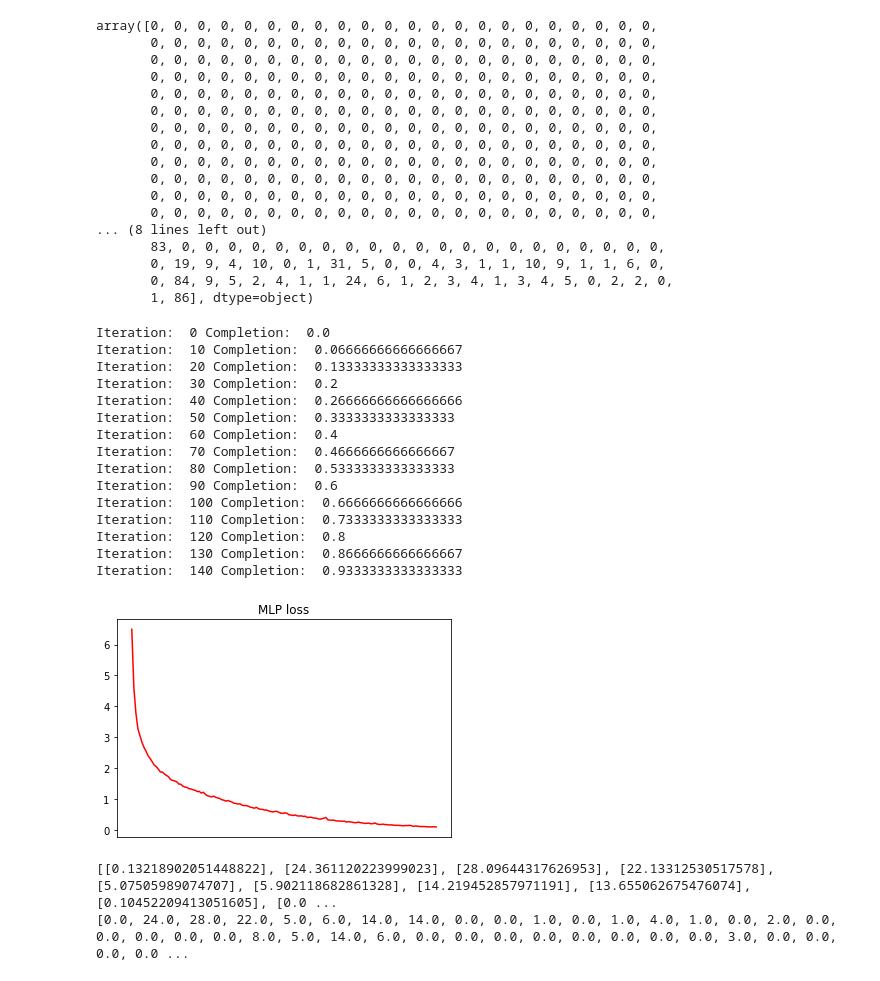
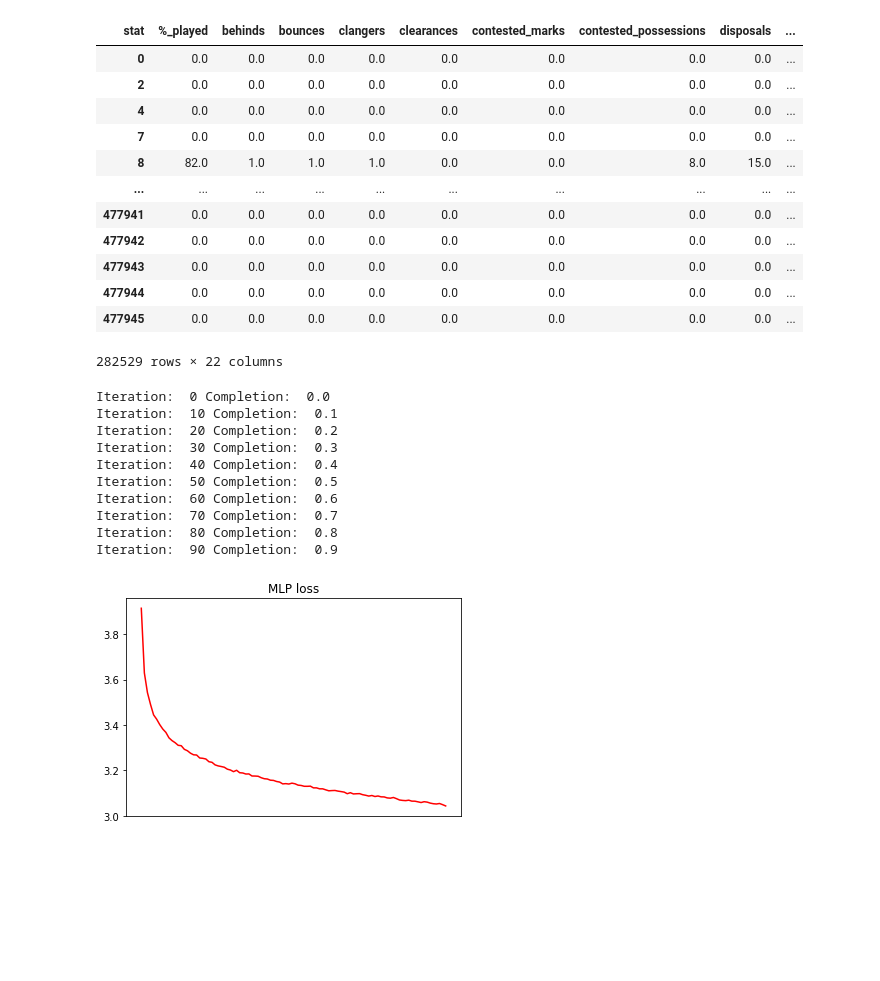
Before and after one commit to HarryGoodman/GoodmanDennisML, a Jupyter notebook: AFL/Brownlow Prediction/MLP_Brownlow.ipynb, the cells around one changed output. Drawn from its saved outputs; the diff is of its cells as text; code cells hidden in the pictures; blank space fills up the shorter version.

```diff
--- a/AFL/Brownlow Prediction/MLP_Brownlow.ipynb
+++ b/AFL/Brownlow Prediction/MLP_Brownlow.ipynb
@@ -73,21 +123,17 @@ for df in tqdm(g1):
 # %%
-X[0]
+X
 # %% [output]
+| stat | %_played | behinds | bounces | clangers | clearances | contested_marks | contested_possessions | disposals | ... |
+| 0 | 0.0 | 0.0 | 0.0 | 0.0 | 0.0 | 0.0 | 0.0 | 0.0 | ... |
+| 2 | 0.0 | 0.0 | 0.0 | 0.0 | 0.0 | 0.0 | 0.0 | 0.0 | ... |
+| 4 | 0.0 | 0.0 | 0.0 | 0.0 | 0.0 | 0.0 | 0.0 | 0.0 | ... |
+| 7 | 0.0 | 0.0 | 0.0 | 0.0 | 0.0 | 0.0 | 0.0 | 0.0 | ... |
+| 8 | 82.0 | 1.0 | 1.0 | 1.0 | 0.0 | 0.0 | 8.0 | 15.0 | ... |
+| ... | ... | ... | ... | ... | ... | ... | ... | ... | ... |
+| 477941 | 0.0 | 0.0 | 0.0 | 0.0 | 0.0 | 0.0 | 0.0 | 0.0 | ... |
+| 477942 | 0.0 | 0.0 | 0.0 | 0.0 | 0.0 | 0.0 | 0.0 | 0.0 | ... |
+| 477943 | 0.0 | 0.0 | 0.0 | 0.0 | 0.0 | 0.0 | 0.0 | 0.0 | ... |
+| 477944 | 0.0 | 0.0 | 0.0 | 0.0 | 0.0 | 0.0 | 0.0 | 0.0 | ... |
+| 477945 | 0.0 | 0.0 | 0.0 | 0.0 | 0.0 | 0.0 | 0.0 | 0.0 | ... |
-array([0, 0, 0, 0, 0, 0, 0, 0, 0, 0, 0, 0, 0, 0, 0, 0, 0, 0, 0, 0, 0, 0,
-       0, 0, 0, 0, 0, 0, 0, 0, 0, 0, 0, 0, 0, 0, 0, 0, 0, 0, 0, 0, 0, 0,
-       0, 0, 0, 0, 0, 0, 0, 0, 0, 0, 0, 0, 0, 0, 0, 0, 0, 0, 0, 0, 0, 0,
-       0, 0, 0, 0, 0, 0, 0, 0, 0, 0, 0, 0, 0, 0, 0, 0, 0, 0, 0, 0, 0, 0,
-       0, 0, 0, 0, 0, 0, 0, 0, 0, 0, 0, 0, 0, 0, 0, 0, 0, 0, 0, 0, 0, 0,
-       0, 0, 0, 0, 0, 0, 0, 0, 0, 0, 0, 0, 0, 0, 0, 0, 0, 0, 0, 0, 0, 0,
-       0, 0, 0, 0, 0, 0, 0, 0, 0, 0, 0, 0, 0, 0, 0, 0, 0, 0, 0, 0, 0, 0,
-       0, 0, 0, 0, 0, 0, 0, 0, 0, 0, 0, 0, 0, 0, 0, 0, 0, 0, 0, 0, 0, 0,
-       0, 0, 0, 0, 0, 0, 0, 0, 0, 0, 0, 0, 0, 0, 0, 0, 0, 0, 0, 0, 0, 0,
-       0, 0, 0, 0, 0, 0, 0, 0, 0, 0, 0, 0, 0, 0, 0, 0, 0, 0, 0, 0, 0, 0,
-       0, 0, 0, 0, 0, 0, 0, 0, 0, 0, 0, 0, 0, 0, 0, 0, 0, 0, 0, 0, 0, 0,
-       0, 0, 0, 0, 0, 0, 0, 0, 0, 0, 0, 0, 0, 0, 0, 0, 0, 0, 0, 0, 0, 0,
-... (8 lines left out)
-       83, 0, 0, 0, 0, 0, 0, 0, 0, 0, 0, 0, 0, 0, 0, 0, 0, 0, 0, 0, 0, 0,
-       0, 19, 9, 4, 10, 0, 1, 31, 5, 0, 0, 4, 3, 1, 1, 10, 9, 1, 1, 6, 0,
-       0, 84, 9, 5, 2, 4, 1, 1, 24, 6, 1, 2, 3, 4, 1, 3, 4, 5, 0, 2, 2, 0,
-       1, 86], dtype=object)
+282529 rows × 22 columns
 # %%
@@ -121,12 +167,13 @@ MLP_loss = []
 def train(X = X,
           Y = Y,
           loss_function=nn.MSELoss(),
-          epoch_num = 150,
+          epoch_num = 100,
           batch_size= 100,
           lr=0.0001,):
 
 
   network = Net()
+  network.train()
 
   data_tuple = [[X[i], Y[i]] for i in range(len(X))] #accuracy
 
@@ -166,17 +213,12 @@ def train(X = X,
 network = train()
 # %% [output]
 Iteration:  0 Completion:  0.0
-Iteration:  10 Completion:  0.06666666666666667
-Iteration:  20 Completion:  0.13333333333333333
-Iteration:  30 Completion:  0.2
-Iteration:  40 Completion:  0.26666666666666666
-Iteration:  50 Completion:  0.3333333333333333
-Iteration:  60 Completion:  0.4
-Iteration:  70 Completion:  0.4666666666666667
-Iteration:  80 Completion:  0.5333333333333333
-Iteration:  90 Completion:  0.6
-Iteration:  100 Completion:  0.6666666666666666
-Iteration:  110 Completion:  0.7333333333333333
-Iteration:  120 Completion:  0.8
-Iteration:  130 Completion:  0.8666666666666667
-Iteration:  140 Completion:  0.9333333333333333
+Iteration:  10 Completion:  0.1
+Iteration:  20 Completion:  0.2
+Iteration:  30 Completion:  0.3
+Iteration:  40 Completion:  0.4
+Iteration:  50 Completion:  0.5
+Iteration:  60 Completion:  0.6
+Iteration:  70 Completion:  0.7
+Iteration:  80 Completion:  0.8
+Iteration:  90 Completion:  0.9
@@ -183,19 +227,14 @@ Iteration:  140 Completion:  0.9333333333333333
 # %%
-plt.plot(range(len(MLP_loss)), MLP_loss, color='red')
+plt.plot(np.arange(0,len(MLP_loss)), MLP_loss, color='red')
 plt.tick_params(
     axis='x',          # changes apply to the x-axis
     which='both',      # both major and minor ticks are affected
     bottom=False,      # ticks along the bottom edge are off
     top=False,         # ticks along the top edge are off
     labelbottom=False)  # labels along the bottom edge are off
 plt.title('MLP loss')
 plt.show()
 # %% [output]
-[figure, old version]
+[figure, new version]
 # %%
 pred = network(X).detach().numpy()
-print(pred.tolist())
-print(Y.tolist())
-# %% [output]
-[[0.13218902051448822], [24.361120223999023], [28.09644317626953], [22.13312530517578], [5.07505989074707], [5.902118682861328], [14.219452857971191], [13.655062675476074], [0.10452209413051605], [0.0 ...
-[0.0, 24.0, 28.0, 22.0, 5.0, 6.0, 14.0, 14.0, 0.0, 0.0, 1.0, 0.0, 1.0, 4.0, 1.0, 0.0, 2.0, 0.0, 0.0, 0.0, 0.0, 0.0, 8.0, 5.0, 14.0, 6.0, 0.0, 0.0, 0.0, 0.0, 0.0, 0.0, 0.0, 0.0, 3.0, 0.0, 0.0, 0.0, 0.0 ...
```
Also changed, not shown: parts of 36 cells of this notebook.
